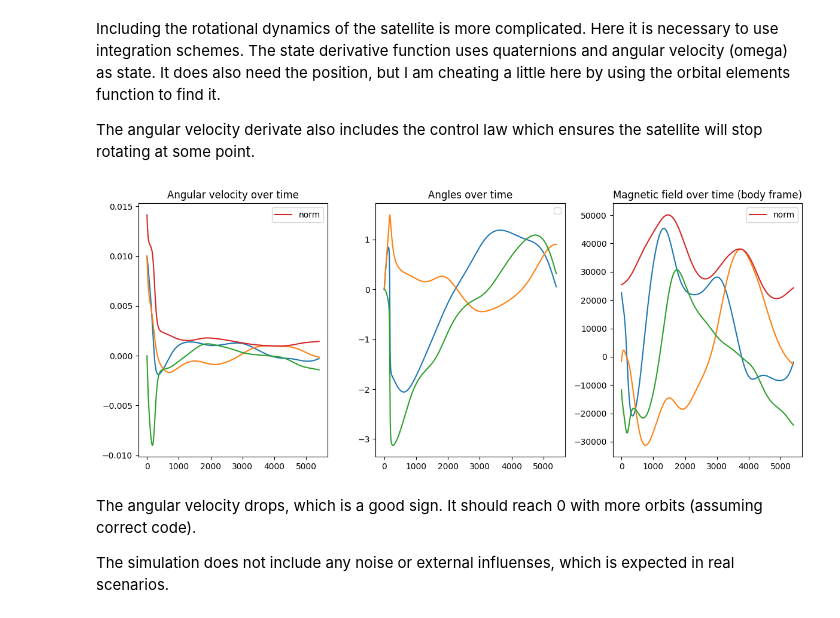
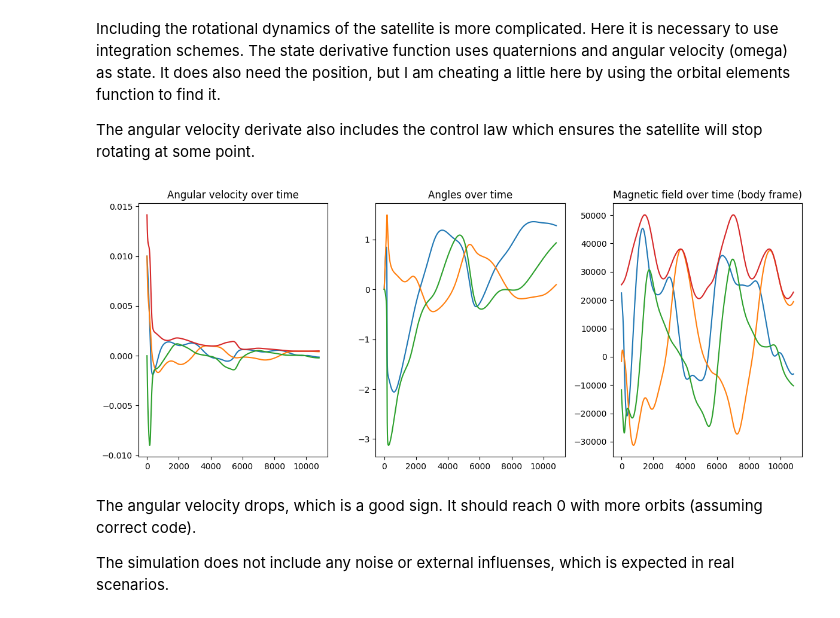
Before and after one commit to sondrp/ADCS-detumble-simulation, a Jupyter notebook: main.ipynb, the cells around one changed output. Saved outputs shown, nothing was run; the diff lists cells and outputs as text; code cells hidden in the pictures.

```diff
--- a/main.ipynb
+++ b/main.ipynb
@@ -105,7 +105,7 @@ omega = np.array([0.01, 0.01, 0])  # initial angular velocity
 h = 1   # much smaller step size this time. It is still too big, but
         # since the derivative function is so expensive, I'm not able
         # to reduce it much without improving the code
-t_final = 5400
+t_final = 5400*2
 steps = int(t_final / h)
 t_integrated = np.linspace(0, t_final, steps)
 omega_integrated = np.zeros((steps, 3))
@@ -133,37 +133,35 @@ for i, t in enumerate(t_integrated):
     k4 = derivative(state + h * k3, t + h)
 
     state += (h / 6) * (k1 + 2 * k2 + 2 * k3 + k4)
 
 fig, axs = plt.subplots(1, 3, figsize=(12, 5))
 ax1, ax2, ax3 = axs[0:3]
 
 omeganorm = [np.linalg.norm(omega) for omega in omega_integrated]
 ax1.plot(t_integrated, omega_integrated[:, 0])
 ax1.plot(t_integrated, omega_integrated[:, 1])
 ax1.plot(t_integrated, omega_integrated[:, 2])
 ax1.plot(t_integrated, omeganorm, label="norm")
 ax1.set_title("Angular velocity over time")
-ax1.legend()
 
 angles = np.array([quaternion_to_euler(q0123) for q0123 in q0123_integrated])
 ax2.plot(t_integrated, angles[:, 0])
 ax2.plot(t_integrated, angles[:, 1])
 ax2.plot(t_integrated, angles[:, 2])
 ax2.set_title("Angles over time")
-ax2.legend()
 
 magnorm = [np.linalg.norm(mag) for mag in mag_integrated]
 ax3.plot(t_integrated, mag_integrated[:, 0])
 ax3.plot(t_integrated, mag_integrated[:, 1])
 ax3.plot(t_integrated, mag_integrated[:, 2])
 ax3.plot(t_integrated, magnorm, label="norm")
 ax3.set_title("Magnetic field over time (body frame)")
-ax3.legend()
+
 
 plt.tight_layout()
 plt.show()
 # %% [output]
-[figure, old version]
+[figure, new version]
 # %% [markdown]
 The angular velocity drops, which is a good sign. It should reach 0 with more orbits (assuming correct code).
 
```
Also changed, not shown: parts of 1 cell of this notebook, 1 other file.
